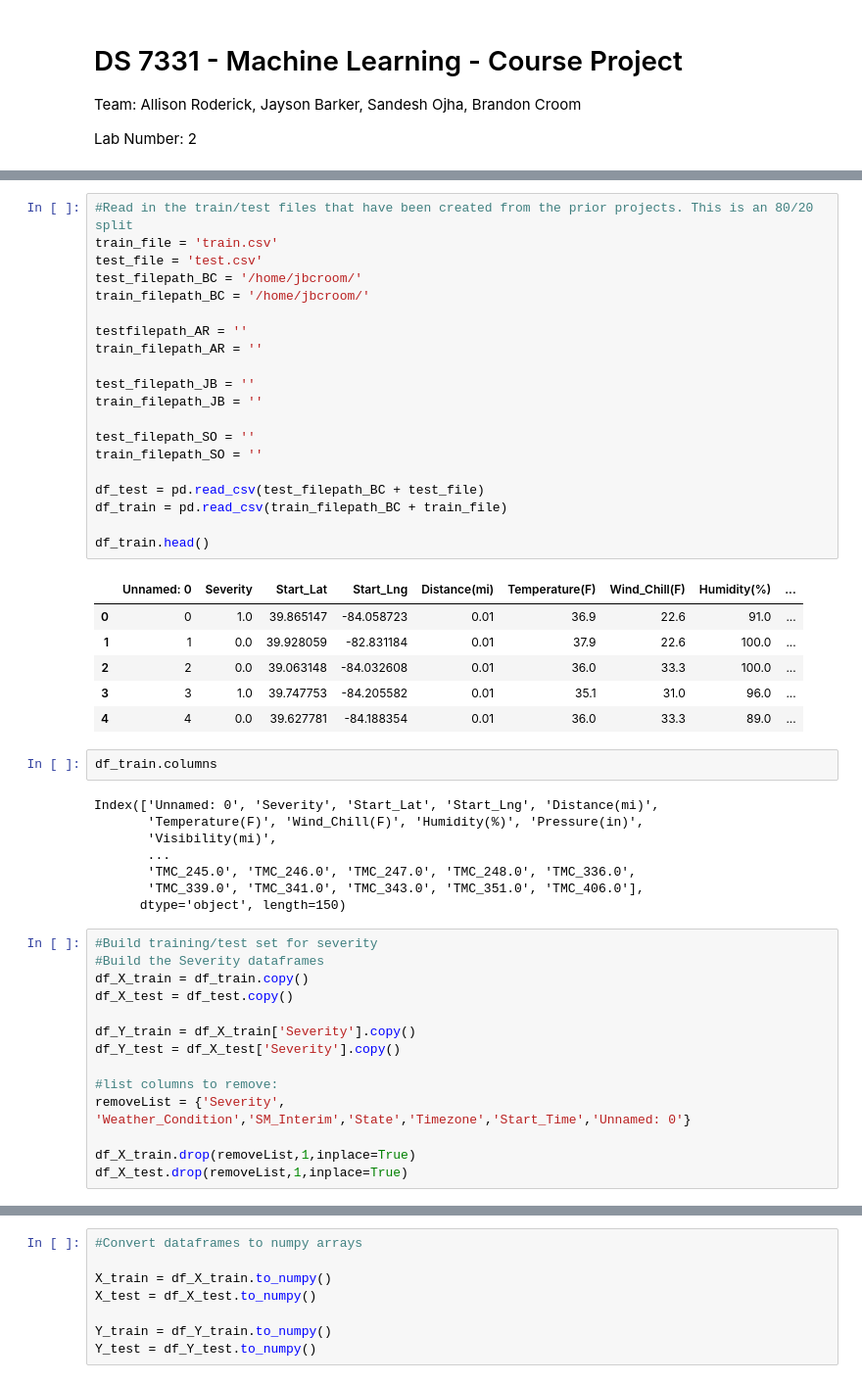
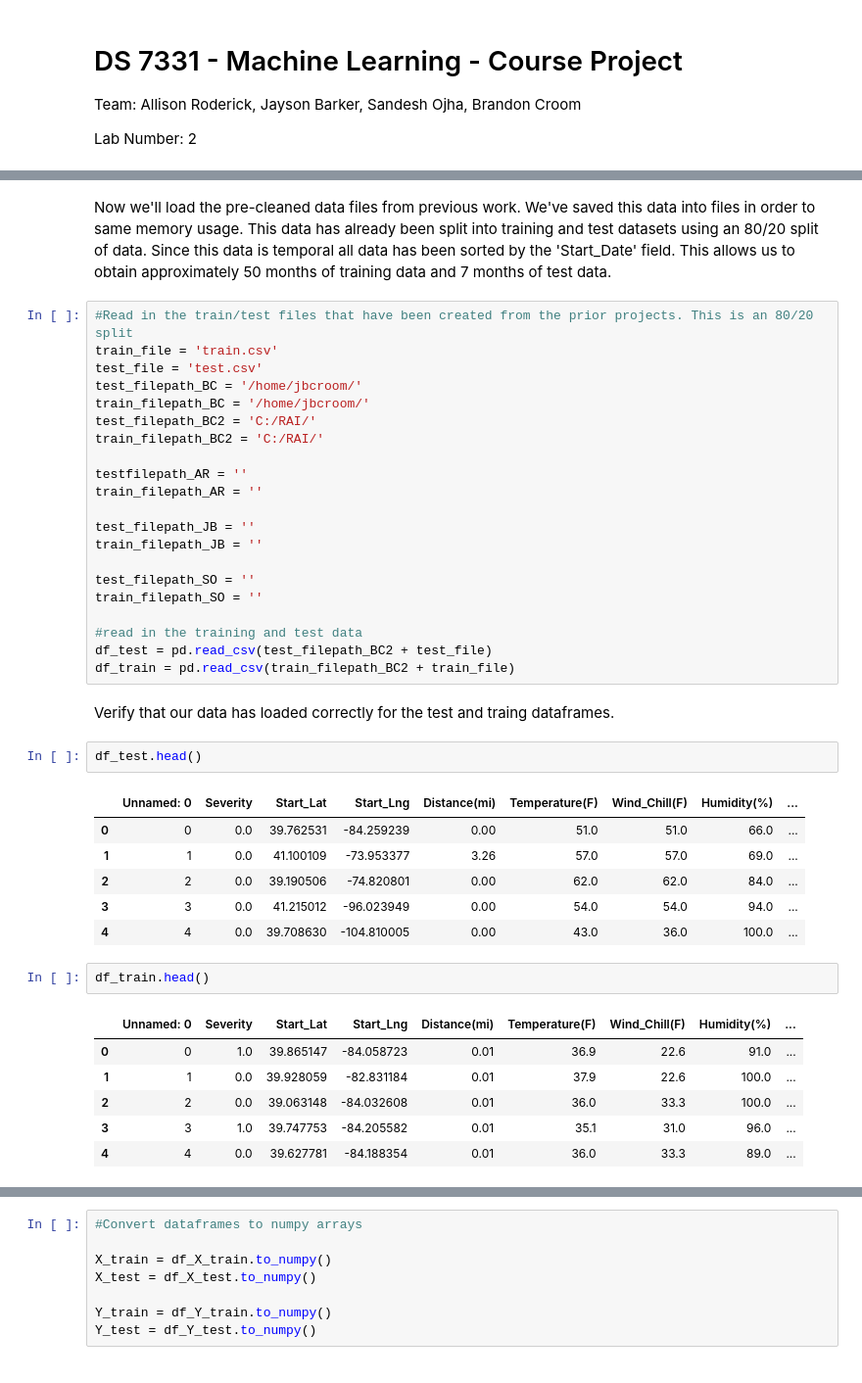
Before and after one commit to jbcroom/DS7331ProjectRepo, a Jupyter notebook: Project 2/JB_AR_BC_SO_Project_2.ipynb, the cells around one changed output, grey strips where cells are left out. Shown at 98% size. Saved outputs shown, nothing was run; the diff lists cells and outputs as text.

```diff
--- a/Project 2/JB_AR_BC_SO_Project_2.ipynb
+++ b/Project 2/JB_AR_BC_SO_Project_2.ipynb
@@ -29,12 +44,16 @@ pd.set_option('display.max_columns', None)
 
 #Set the seaborn plotting style
 sns.set(style="darkgrid")
+# %% [markdown]
+Now we'll load the pre-cleaned data files from previous work. We've saved this data into files in order to same memory usage. This data has already been split into training and test datasets using an 80/20 split of data. Since this data is temporal all data has been sorted by the 'Start_Date' field. This allows us to obtain approximately 50 months of training data and 7 months of test data.
 # %%
 #Read in the train/test files that have been created from the prior projects. This is an 80/20 split
 train_file = 'train.csv'
 test_file = 'test.csv'
 test_filepath_BC = '/home/jbcroom/'
 train_filepath_BC = '/home/jbcroom/'
+test_filepath_BC2 = 'C:/RAI/'
+train_filepath_BC2 = 'C:/RAI/'
 
 testfilepath_AR = ''
 train_filepath_AR = ''
@@ -45,38 +64,26 @@ train_filepath_JB = ''
 test_filepath_SO = ''
 train_filepath_SO = ''
 
-df_test = pd.read_csv(test_filepath_BC + test_file)
-df_train = pd.read_csv(train_filepath_BC + train_file)
-
-df_train.head()
+#read in the training and test data
+df_test = pd.read_csv(test_filepath_BC2 + test_file)
+df_train = pd.read_csv(train_filepath_BC2 + train_file)
-# %% [output]
-|  | Unnamed: 0 | Severity | Start_Lat | Start_Lng | Distance(mi) | Temperature(F) | Wind_Chill(F) | Humidity(%) | ... |
-| 0 | 0 | 1.0 | 39.865147 | -84.058723 | 0.01 | 36.9 | 22.6 | 91.0 | ... |
-| 1 | 1 | 0.0 | 39.928059 | -82.831184 | 0.01 | 37.9 | 22.6 | 100.0 | ... |
-| 2 | 2 | 0.0 | 39.063148 | -84.032608 | 0.01 | 36.0 | 33.3 | 100.0 | ... |
-| 3 | 3 | 1.0 | 39.747753 | -84.205582 | 0.01 | 35.1 | 31.0 | 96.0 | ... |
-| 4 | 4 | 0.0 | 39.627781 | -84.188354 | 0.01 | 36.0 | 33.3 | 89.0 | ... |
+# %% [markdown]
+Verify that our data has loaded correctly for the test and traing dataframes.
+# %%
+df_test.head()
+# %% [output]
+|  | Unnamed: 0 | Severity | Start_Lat | Start_Lng | Distance(mi) | Temperature(F) | Wind_Chill(F) | Humidity(%) | ... |
+| 0 | 0 | 0.0 | 39.762531 | -84.259239 | 0.00 | 51.0 | 51.0 | 66.0 | ... |
+| 1 | 1 | 0.0 | 41.100109 | -73.953377 | 3.26 | 57.0 | 57.0 | 69.0 | ... |
+| 2 | 2 | 0.0 | 39.190506 | -74.820801 | 0.00 | 62.0 | 62.0 | 84.0 | ... |
+| 3 | 3 | 0.0 | 41.215012 | -96.023949 | 0.00 | 54.0 | 54.0 | 94.0 | ... |
+| 4 | 4 | 0.0 | 39.708630 | -104.810005 | 0.00 | 43.0 | 36.0 | 100.0 | ... |
 # %%
-df_train.columns
+df_train.head()
 # %% [output]
-Index(['Unnamed: 0', 'Severity', 'Start_Lat', 'Start_Lng', 'Distance(mi)',
-       'Temperature(F)', 'Wind_Chill(F)', 'Humidity(%)', 'Pressure(in)',
-       'Visibility(mi)',
-       ...
-       'TMC_245.0', 'TMC_246.0', 'TMC_247.0', 'TMC_248.0', 'TMC_336.0',
-       'TMC_339.0', 'TMC_341.0', 'TMC_343.0', 'TMC_351.0', 'TMC_406.0'],
-      dtype='object', length=150)
+|  | Unnamed: 0 | Severity | Start_Lat | Start_Lng | Distance(mi) | Temperature(F) | Wind_Chill(F) | Humidity(%) | ... |
+| 0 | 0 | 1.0 | 39.865147 | -84.058723 | 0.01 | 36.9 | 22.6 | 91.0 | ... |
+| 1 | 1 | 0.0 | 39.928059 | -82.831184 | 0.01 | 37.9 | 22.6 | 100.0 | ... |
+| 2 | 2 | 0.0 | 39.063148 | -84.032608 | 0.01 | 36.0 | 33.3 | 100.0 | ... |
+| 3 | 3 | 1.0 | 39.747753 | -84.205582 | 0.01 | 35.1 | 31.0 | 96.0 | ... |
+| 4 | 4 | 0.0 | 39.627781 | -84.188354 | 0.01 | 36.0 | 33.3 | 89.0 | ... |
-# %%
-#Build training/test set for severity
-#Build the Severity dataframes
-df_X_train = df_train.copy()
-df_X_test = df_test.copy()
-
-df_Y_train = df_X_train['Severity'].copy()
-df_Y_test = df_X_test['Severity'].copy()
-
-#list columns to remove:
-removeList = {'Severity', 'Weather_Condition','SM_Interim','State','Timezone','Start_Time','Unnamed: 0'}
-
-df_X_train.drop(removeList,1,inplace=True)
-df_X_test.drop(removeList,1,inplace=True)
```
Also changed, not shown: parts of 43 cells of this notebook.
